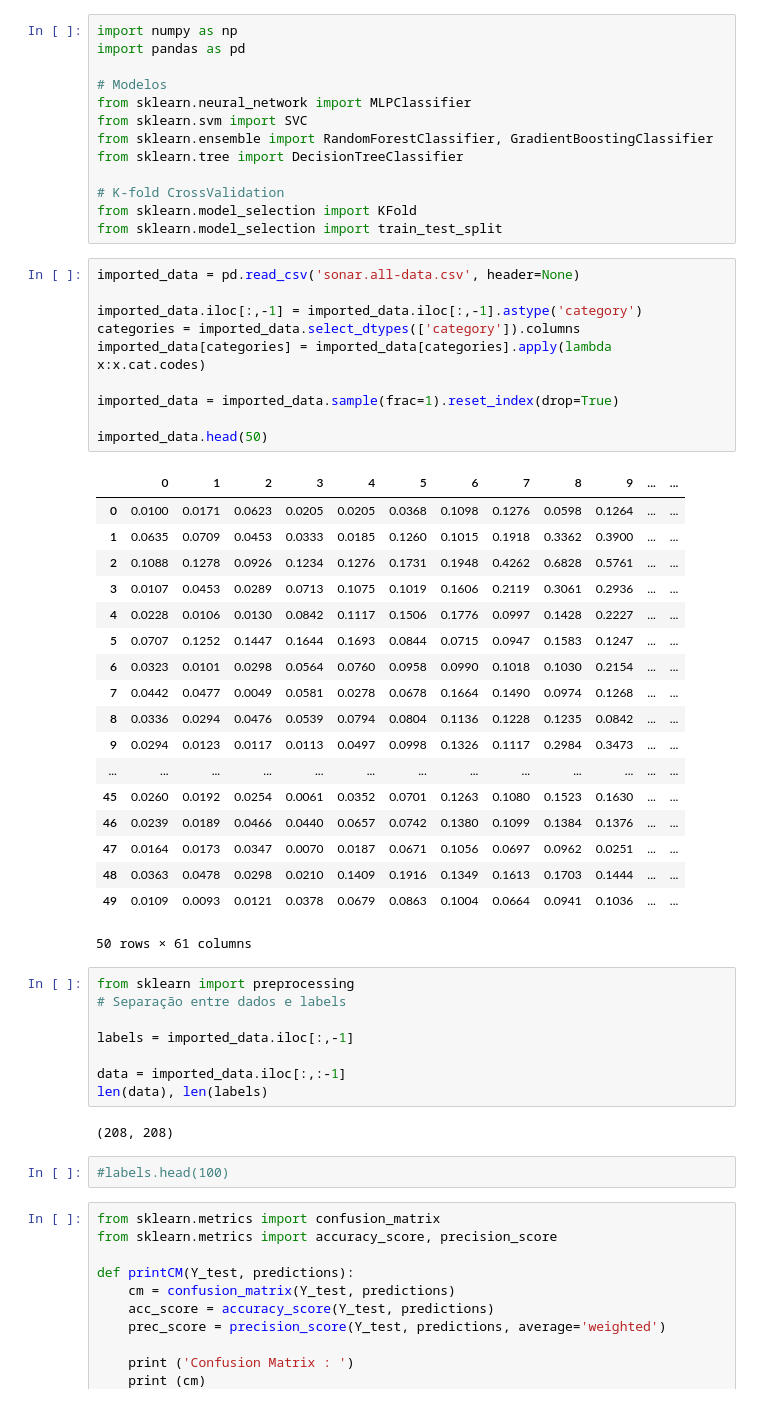
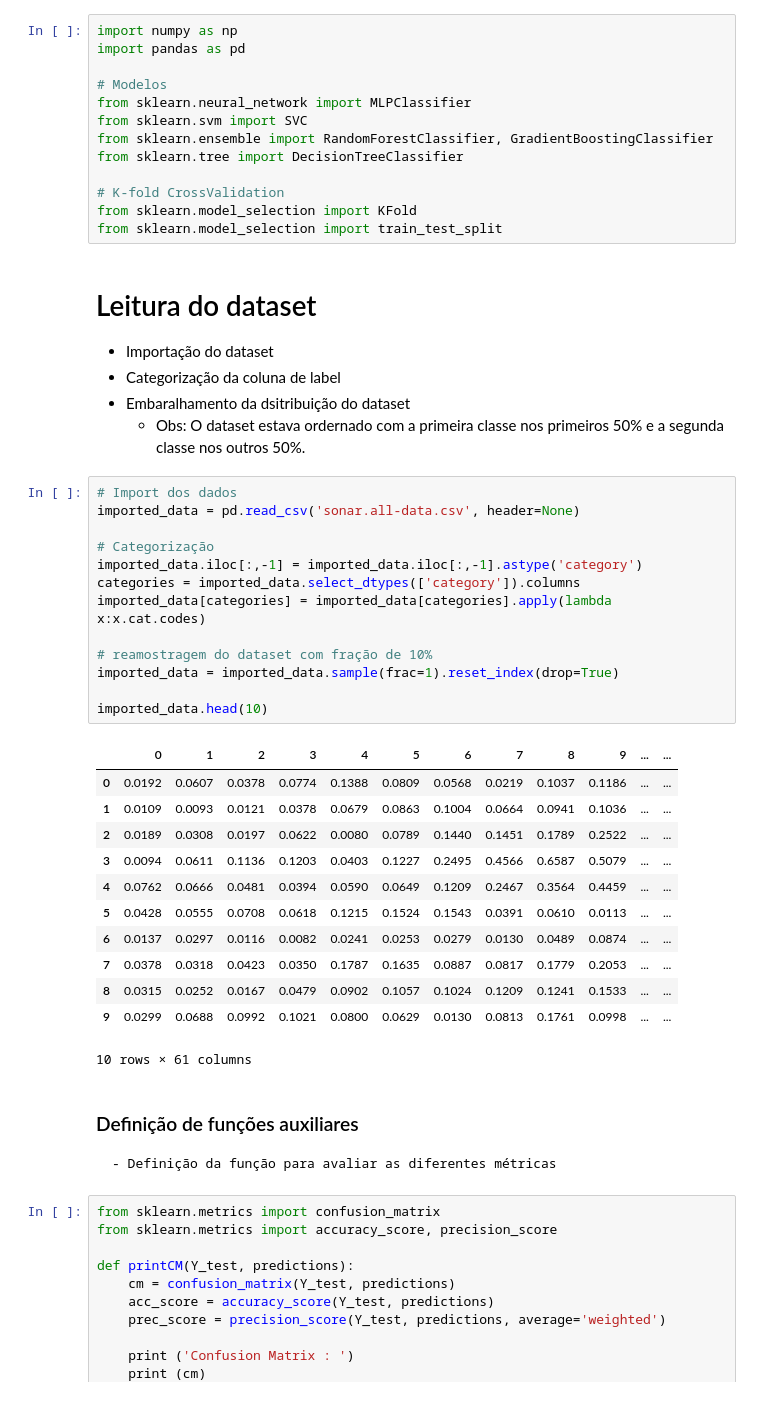
Before and after one commit to BrunoICardoso/DataScience, a Jupyter notebook: Machine Learning II/Trabalho-1-AdaBoosting/Machine Learning II - Aval-1 - Implementação AdaBoosting-v3.ipynb, the cells around one changed output. Saved outputs shown, nothing was run; the diff lists cells and outputs as text.

```diff
--- a/Machine Learning II/Trabalho-1-AdaBoosting/Machine Learning II - Aval-1 - Implementação AdaBoosting-v3.ipynb
+++ b/Machine Learning II/Trabalho-1-AdaBoosting/Machine Learning II - Aval-1 - Implementação AdaBoosting-v3.ipynb
@@ -33,47 +35,42 @@ from sklearn.tree import DecisionTreeClassifier
 # K-fold CrossValidation
 from sklearn.model_selection import KFold
 from sklearn.model_selection import train_test_split
+# %% [markdown]
+# Leitura do dataset
+ - Importação do dataset
+ - Categorização da coluna de label
+ - Embaralhamento da dsitribuição do dataset
+     - Obs: O dataset estava ordernado com a primeira classe nos primeiros 50% e a segunda classe nos outros 50%.
 # %%
+# Import dos dados
 imported_data = pd.read_csv('sonar.all-data.csv', header=None)
 
+# Categorização
 imported_data.iloc[:,-1] = imported_data.iloc[:,-1].astype('category')
 categories = imported_data.select_dtypes(['category']).columns
 imported_data[categories] = imported_data[categories].apply(lambda x:x.cat.codes)
 
+# reamostragem do dataset com fração de 10%
 imported_data = imported_data.sample(frac=1).reset_index(drop=True)
 
-imported_data.head(50)
+imported_data.head(10)
 # %% [output]
 |  | 0 | 1 | 2 | 3 | 4 | 5 | 6 | 7 | 8 | 9 | ... | ... |
-| 0 | 0.0100 | 0.0171 | 0.0623 | 0.0205 | 0.0205 | 0.0368 | 0.1098 | 0.1276 | 0.0598 | 0.1264 | ... | ... |
-| 1 | 0.0635 | 0.0709 | 0.0453 | 0.0333 | 0.0185 | 0.1260 | 0.1015 | 0.1918 | 0.3362 | 0.3900 | ... | ... |
-| 2 | 0.1088 | 0.1278 | 0.0926 | 0.1234 | 0.1276 | 0.1731 | 0.1948 | 0.4262 | 0.6828 | 0.5761 | ... | ... |
-| 3 | 0.0107 | 0.0453 | 0.0289 | 0.0713 | 0.1075 | 0.1019 | 0.1606 | 0.2119 | 0.3061 | 0.2936 | ... | ... |
-| 4 | 0.0228 | 0.0106 | 0.0130 | 0.0842 | 0.1117 | 0.1506 | 0.1776 | 0.0997 | 0.1428 | 0.2227 | ... | ... |
-| 5 | 0.0707 | 0.1252 | 0.1447 | 0.1644 | 0.1693 | 0.0844 | 0.0715 | 0.0947 | 0.1583 | 0.1247 | ... | ... |
-| 6 | 0.0323 | 0.0101 | 0.0298 | 0.0564 | 0.0760 | 0.0958 | 0.0990 | 0.1018 | 0.1030 | 0.2154 | ... | ... |
-| 7 | 0.0442 | 0.0477 | 0.0049 | 0.0581 | 0.0278 | 0.0678 | 0.1664 | 0.1490 | 0.0974 | 0.1268 | ... | ... |
-| 8 | 0.0336 | 0.0294 | 0.0476 | 0.0539 | 0.0794 | 0.0804 | 0.1136 | 0.1228 | 0.1235 | 0.0842 | ... | ... |
-| 9 | 0.0294 | 0.0123 | 0.0117 | 0.0113 | 0.0497 | 0.0998 | 0.1326 | 0.1117 | 0.2984 | 0.3473 | ... | ... |
-| ... | ... | ... | ... | ... | ... | ... | ... | ... | ... | ... | ... | ... |
-| 45 | 0.0260 | 0.0192 | 0.0254 | 0.0061 | 0.0352 | 0.0701 | 0.1263 | 0.1080 | 0.1523 | 0.1630 | ... | ... |
-| 46 | 0.0239 | 0.0189 | 0.0466 | 0.0440 | 0.0657 | 0.0742 | 0.1380 | 0.1099 | 0.1384 | 0.1376 | ... | ... |
-| 47 | 0.0164 | 0.0173 | 0.0347 | 0.0070 | 0.0187 | 0.0671 | 0.1056 | 0.0697 | 0.0962 | 0.0251 | ... | ... |
-| 48 | 0.0363 | 0.0478 | 0.0298 | 0.0210 | 0.1409 | 0.1916 | 0.1349 | 0.1613 | 0.1703 | 0.1444 | ... | ... |
-| 49 | 0.0109 | 0.0093 | 0.0121 | 0.0378 | 0.0679 | 0.0863 | 0.1004 | 0.0664 | 0.0941 | 0.1036 | ... | ... |
+| 0 | 0.0192 | 0.0607 | 0.0378 | 0.0774 | 0.1388 | 0.0809 | 0.0568 | 0.0219 | 0.1037 | 0.1186 | ... | ... |
+| 1 | 0.0109 | 0.0093 | 0.0121 | 0.0378 | 0.0679 | 0.0863 | 0.1004 | 0.0664 | 0.0941 | 0.1036 | ... | ... |
+| 2 | 0.0189 | 0.0308 | 0.0197 | 0.0622 | 0.0080 | 0.0789 | 0.1440 | 0.1451 | 0.1789 | 0.2522 | ... | ... |
+| 3 | 0.0094 | 0.0611 | 0.1136 | 0.1203 | 0.0403 | 0.1227 | 0.2495 | 0.4566 | 0.6587 | 0.5079 | ... | ... |
+| 4 | 0.0762 | 0.0666 | 0.0481 | 0.0394 | 0.0590 | 0.0649 | 0.1209 | 0.2467 | 0.3564 | 0.4459 | ... | ... |
+| 5 | 0.0428 | 0.0555 | 0.0708 | 0.0618 | 0.1215 | 0.1524 | 0.1543 | 0.0391 | 0.0610 | 0.0113 | ... | ... |
+| 6 | 0.0137 | 0.0297 | 0.0116 | 0.0082 | 0.0241 | 0.0253 | 0.0279 | 0.0130 | 0.0489 | 0.0874 | ... | ... |
+| 7 | 0.0378 | 0.0318 | 0.0423 | 0.0350 | 0.1787 | 0.1635 | 0.0887 | 0.0817 | 0.1779 | 0.2053 | ... | ... |
+| 8 | 0.0315 | 0.0252 | 0.0167 | 0.0479 | 0.0902 | 0.1057 | 0.1024 | 0.1209 | 0.1241 | 0.1533 | ... | ... |
+| 9 | 0.0299 | 0.0688 | 0.0992 | 0.1021 | 0.0800 | 0.0629 | 0.0130 | 0.0813 | 0.1761 | 0.0998 | ... | ... |
-50 rows × 61 columns
+10 rows × 61 columns
-# %%
-from sklearn import preprocessing
-# Separação entre dados e labels
-
-labels = imported_data.iloc[:,-1]
-
-data = imported_data.iloc[:,:-1]
-len(data), len(labels)
-# %% [output]
-(208, 208)
-# %%
-#labels.head(100)
+# %% [markdown]
+### Definição de funções auxiliares
+
+    - Definição da função para avaliar as diferentes métricas
 # %%
 from sklearn.metrics import confusion_matrix
 from sklearn.metrics import accuracy_score, precision_score
```
Also changed, not shown: parts of 15 cells of this notebook.
